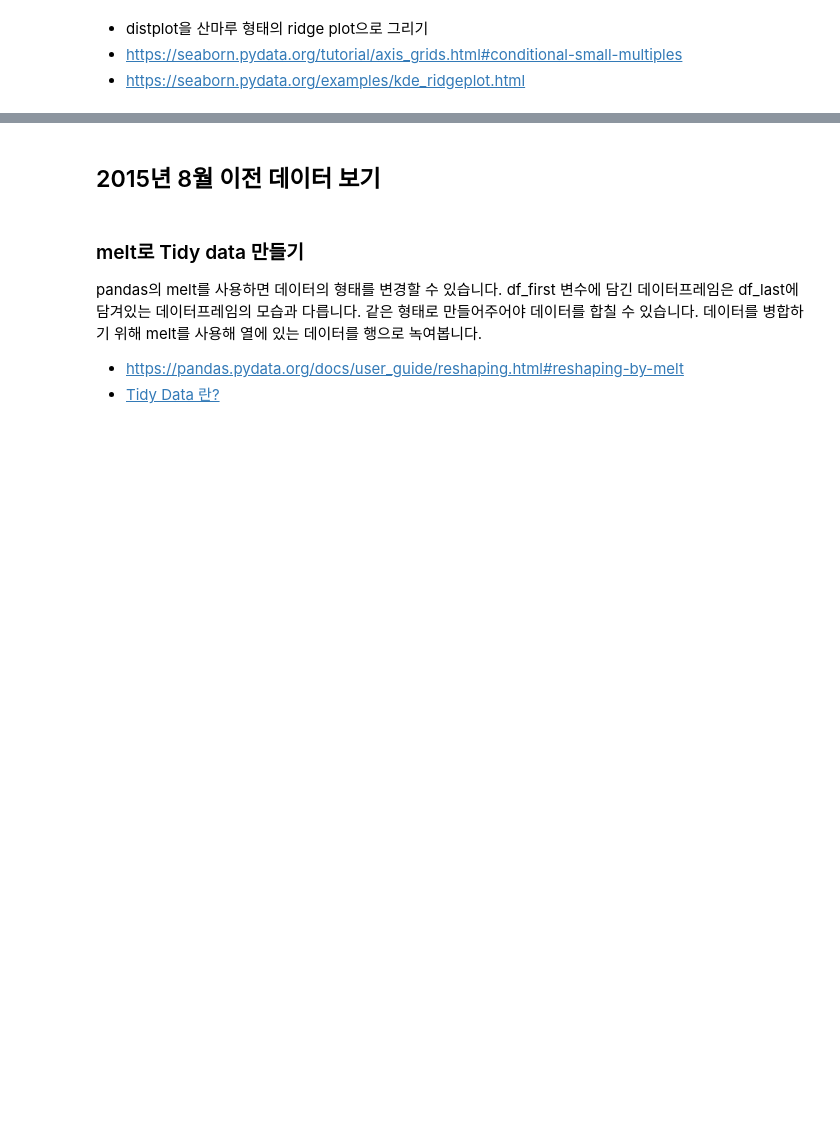
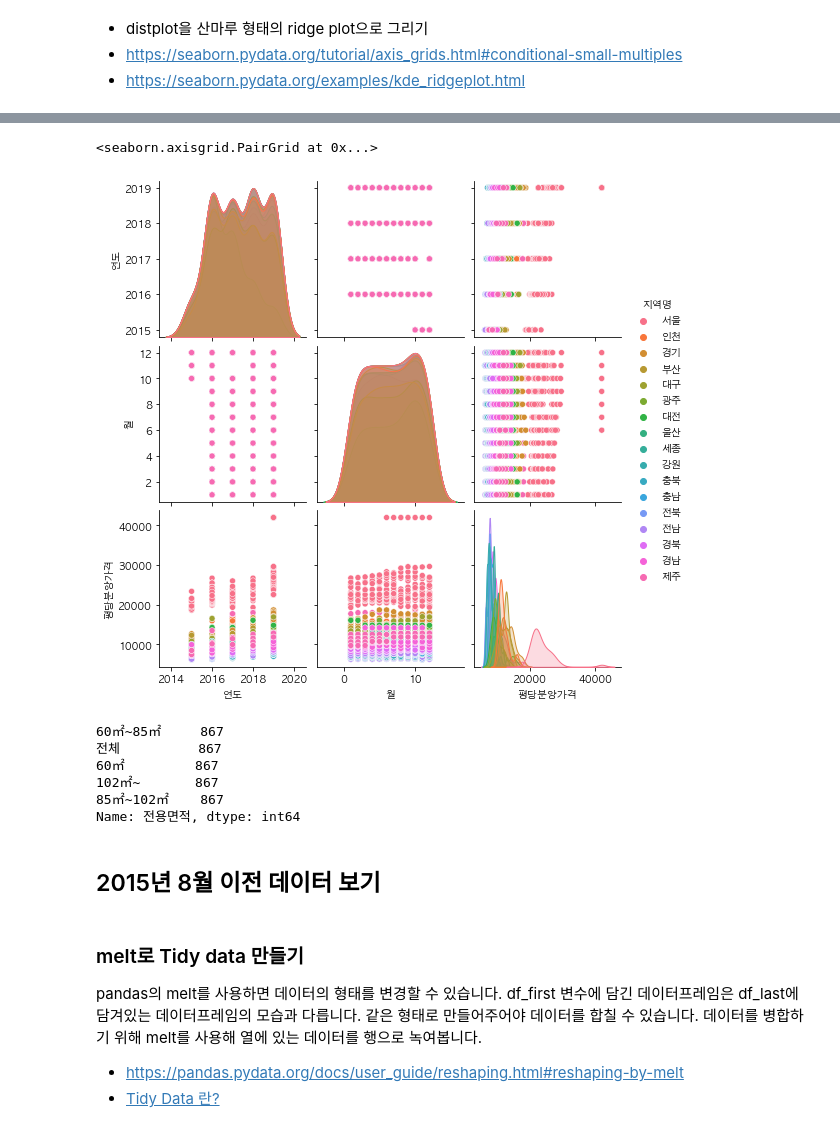
Before and after one commit to LEESANGNAM/pandas, a Jupyter notebook: open-data-analysis-basic-master/01-apt-price-input.ipynb, the cells around one changed output, grey strips where cells are left out. Drawn from its saved outputs; the diff is of its cells as text; code cells hidden in the pictures; blank space fills up the shorter version.

```diff
--- a/open-data-analysis-basic-master/01-apt-price-input.ipynb
+++ b/open-data-analysis-basic-master/01-apt-price-input.ipynb
@@ -750,5 +746,22 @@ distplot은 결측치가 있으면 그래프를 그릴 때 오류가 납니다.
+# %%
+# pairplot
+df_last_notnull = df_last.loc[df_last["평당분양가격"].notnull(),
+                          ["연도","월","평당분양가격","지역명","전용면적"]]
+sns.pairplot(df_last_notnull,hue="지역명")
+# %% [output]
+<seaborn.axisgrid.PairGrid at 0x...>
+[figure, added]
 # %%
 # 규모구분(전용면적)별로 value_counts를 사용해서 데이터를 집계해 봅니다.
+
+df_last["전용면적"].value_counts()
+# %% [output]
+60㎡~85㎡     867
+전체          867
+60㎡         867
+102㎡~       867
+85㎡~102㎡    867
+Name: 전용면적, dtype: int64
 # %% [markdown]
 ## 2015년 8월 이전 데이터 보기
 # %%
```
Also changed, not shown: parts of 7 cells of this notebook.
